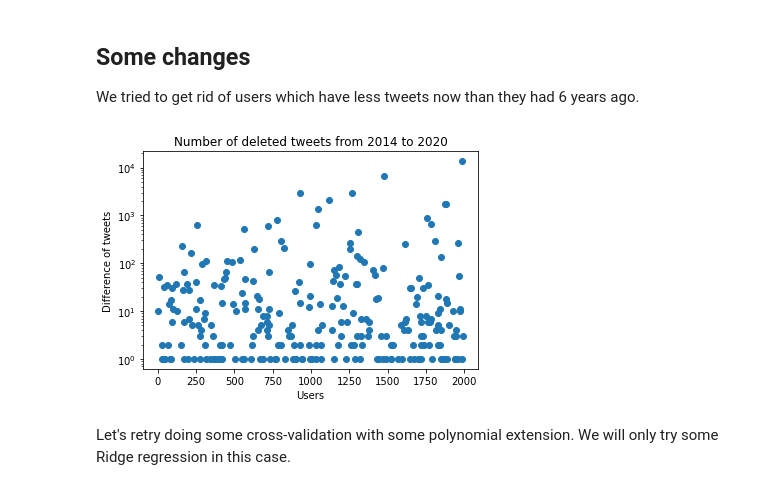
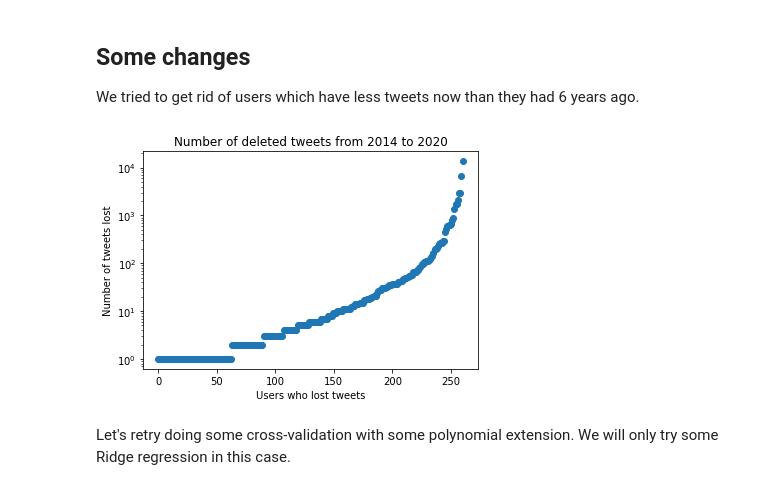
Before and after one commit to epfl-ada/ada-2020-project-milestone-p3-p3_kali, a Jupyter notebook: P4.ipynb, the cells around one changed output. Cells and saved outputs as stored; diff of their text form; code cells hidden in the pictures.

```diff
--- a/P4.ipynb
+++ b/P4.ipynb
@@ -470,14 +470,14 @@ We tried to get rid of users which have less tweets now than they had 6 years ag
 # %%
 del_tweets = pd.Series(active_users[active_users['diff_tweet'] < 0].diff_tweet * -1)
 del_tweets = del_tweets.reindex(np.arange(0, del_tweets.size))
-plt.scatter(x = del_tweets.index, y = del_tweets)
+plt.scatter(x = del_tweets.index, y = del_tweets.sort_values())
 plt.title('Number of deleted tweets from 2014 to 2020')
-plt.xlabel('Users')
-plt.ylabel('Difference of tweets')
+plt.xlabel('Users who lost tweets')
+plt.ylabel('Number of tweets lost')
 plt.yscale('log')
 plt.savefig('DiffTweets.png')
 # %% [output]
-[figure, old version]
+[figure, new version]
 # %%
 positive_tweets = active_users[active_users['diff_tweet'] >= 0]
 # %%
```
Also changed, not shown: 1 other file.
